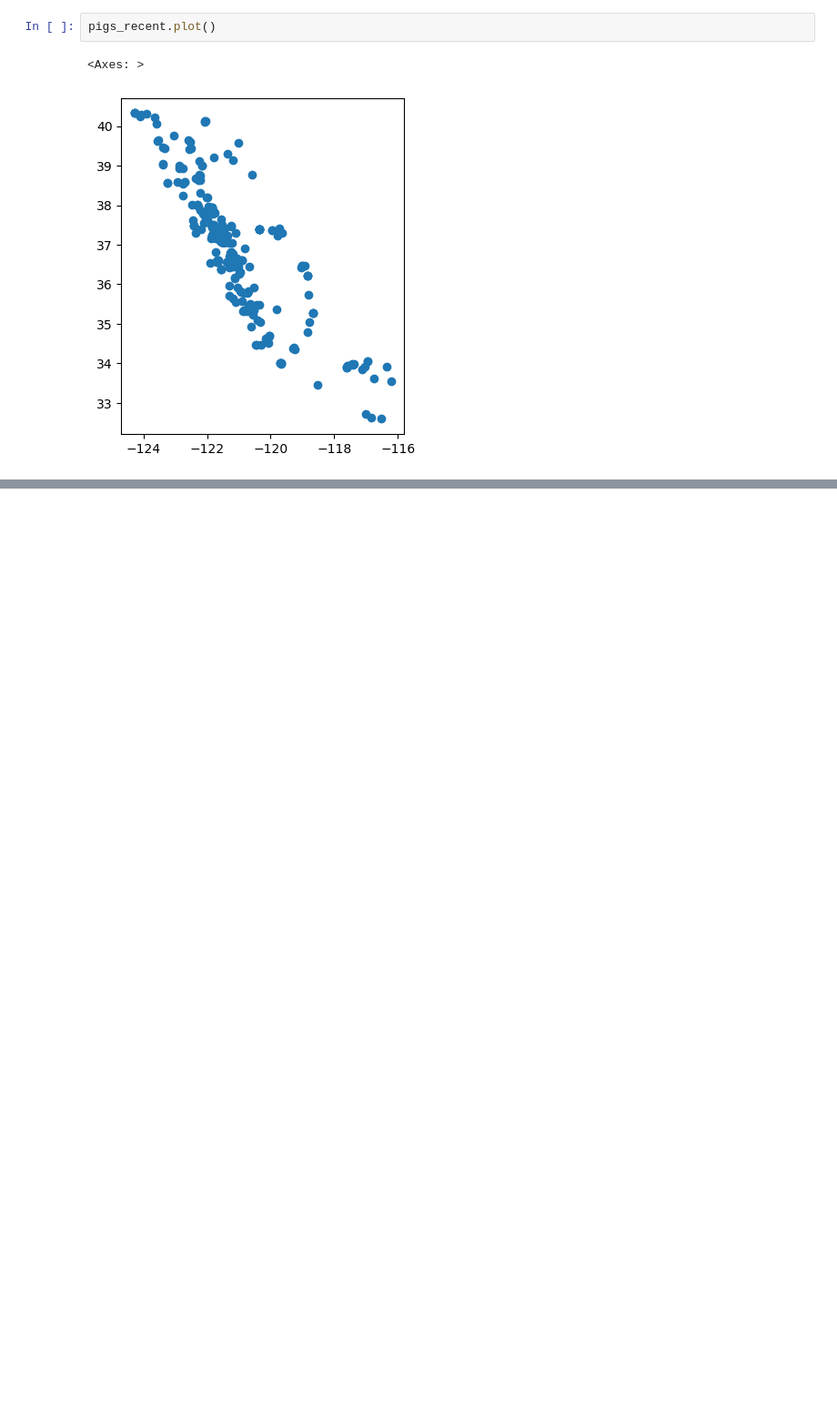
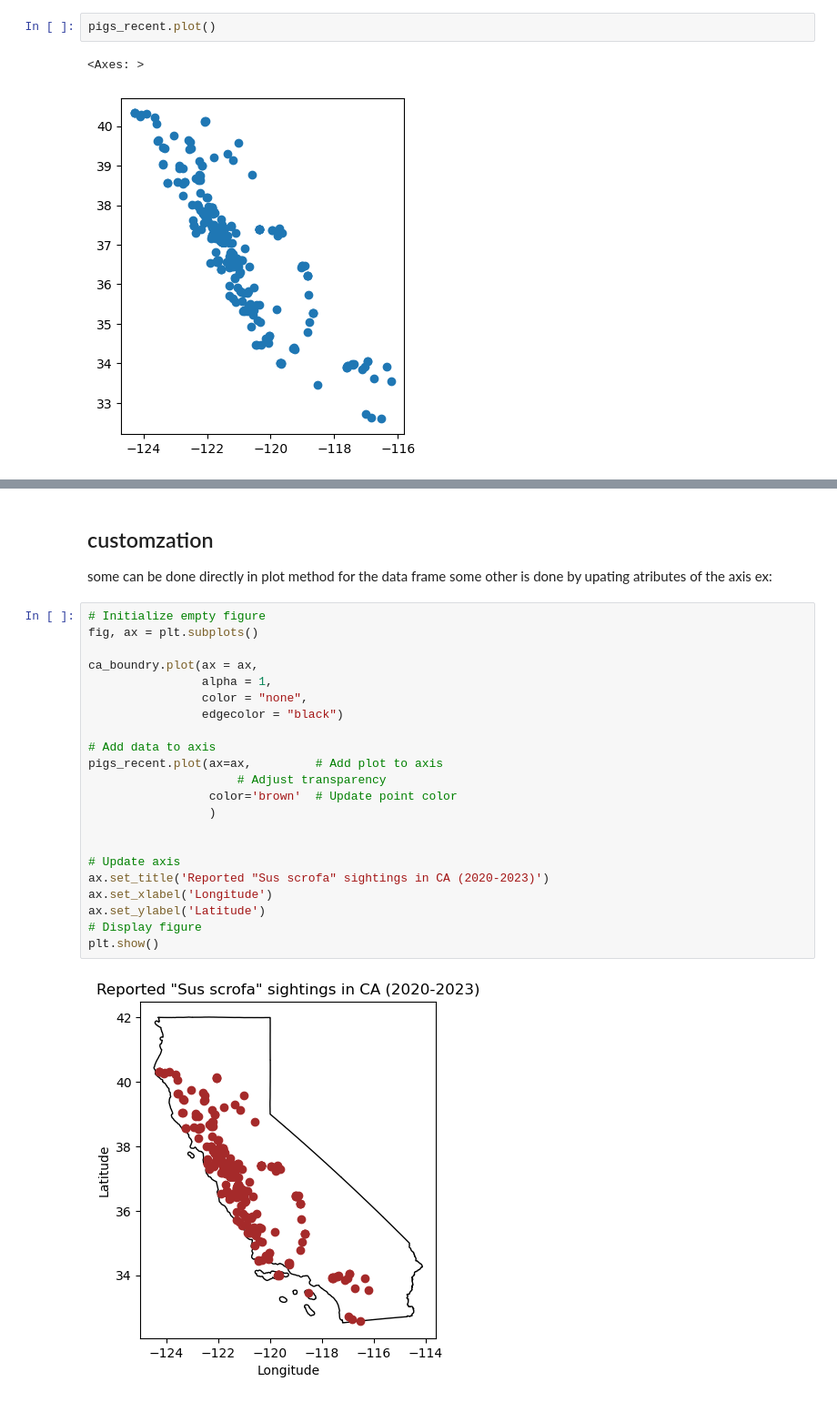
Before and after one commit to austinmartinez12/eds220-2025-in-class, a Jupyter notebook: week4/week4-geopandas.ipynb, the cells around one changed output, grey strips where cells are left out. Shown: that part at 91% size. Saved outputs shown, nothing was run; the diff lists cells and outputs as text; blank space fills up the shorter version.

```diff
--- a/week4/week4-geopandas.ipynb
+++ b/week4/week4-geopandas.ipynb
@@ -175,0 +205,28 @@ pigs_recent.plot()
+# %% [markdown]
+## customzation
+some can be done directly in plot method for the data frame some other is done by upating atributes of the axis
+ex:
+# %%
+# Initialize empty figure
+fig, ax = plt.subplots()
+
+ca_boundry.plot(ax = ax,
+                alpha = 1,
+                color = "none",
+                edgecolor = "black")
+
+# Add data to axis
+pigs_recent.plot(ax=ax,         # Add plot to axis
+                     # Adjust transparency
+                 color='brown'  # Update point color
+                 )
+
+
+# Update axis
+ax.set_title('Reported "Sus scrofa" sightings in CA (2020-2023)')
+ax.set_xlabel('Longitude')
+ax.set_ylabel('Latitude')
+# Display figure
+plt.show()
+# %% [output]
+[figure, added]
```
Also changed, not shown: parts of 4 cells of this notebook.
